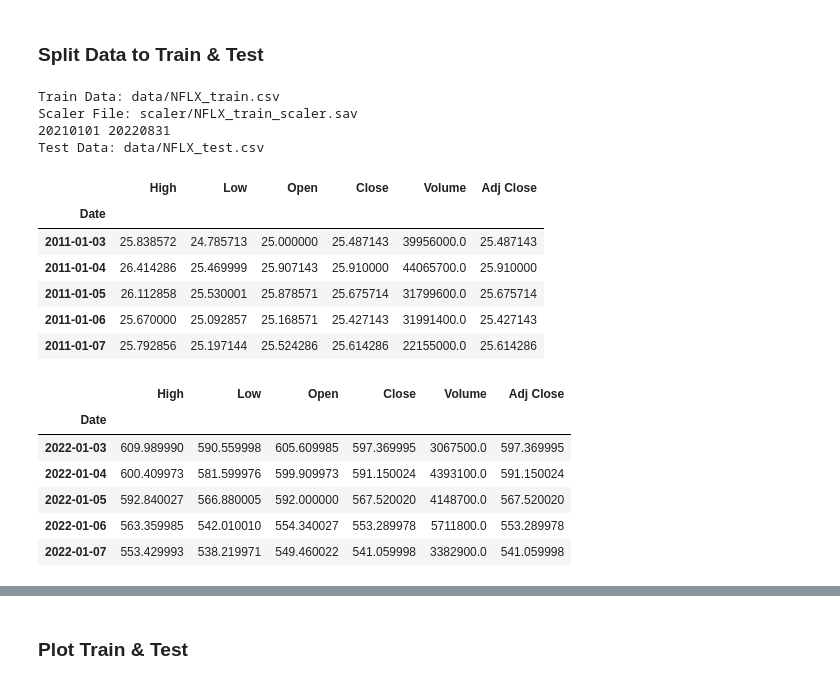
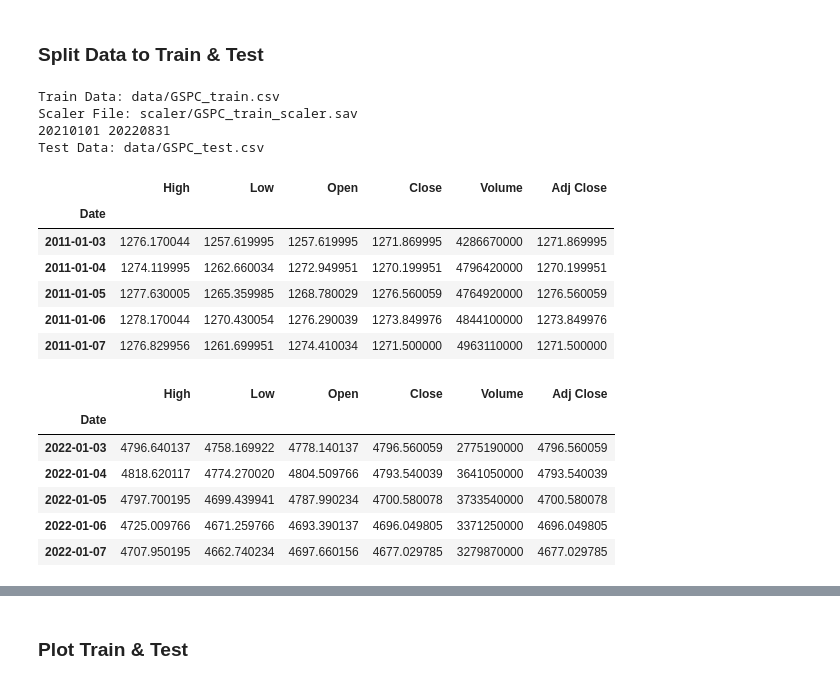
Before and after one commit to yayaya0411/StockPricePrediction, a Jupyter notebook: preprocess_data.ipynb, the cells around one changed output, grey strips where cells are left out. Saved outputs shown, nothing was run; the diff lists cells and outputs as text; code cells hidden in the pictures.

```diff
--- a/preprocess_data.ipynb
+++ b/preprocess_data.ipynb
@@ -71,7 +73,7 @@ display(df.head()),display(df.tail())
 ### Split Data to Train & Test
 # %%
 
-stock = 'NFLX'
+stock = 'GSPC'
 # train_year = ('2015','2019')
 # test_year = ('2020','2021')
 train_year = ('2010','2021')
@@ -80,48 +82,48 @@ data = pd.read_csv(f'data/{stock}.csv',index_col=0)
 # data = pd.DataFrame(data, index = data.index, columns = data.columns)
 
 # create train set
 train = data.loc[f'{train_year[0]}0101':f'{train_year[1]}1231']
 output_path = f'data/{stock}_train.csv'
 print('Train Data:',output_path)
 train.to_csv(output_path)
 
 # create scaler
 scalerfile = f'scaler/{stock}_train_scaler.sav'
 print('Scaler File:',scalerfile)
 scaler_ = StandardScaler()
 scaler = scaler_.fit(train)
 pickle.dump(scaler, open(scalerfile, 'wb'))
 # scaler = pickle.load(open(scalerfile, 'rb'))
 
 # create scaler
 # test = data.loc[f'{test_year[0]}0101':f'{test_year[1]}1231']
 print(f'{test_year[0]}0101',f'{test_year[1]}0831')
 test = data.loc[f'{test_year[0]}0101':f'{test_year[1]}0831']
 output_path = f'data/{stock}_test.csv'
 print('Test Data:',output_path)
 test.to_csv(output_path)
 
 display(train.head())
 display(test.head())
 # %% [output]
-Train Data: data/NFLX_train.csv
-Scaler File: scaler/NFLX_train_scaler.sav
+Train Data: data/GSPC_train.csv
+Scaler File: scaler/GSPC_train_scaler.sav
 20210101 20220831
-Test Data: data/NFLX_test.csv
+Test Data: data/GSPC_test.csv
 |  | High | Low | Open | Close | Volume | Adj Close |
 | Date |  |  |  |  |  |  |
-| 2011-01-03 | 25.838572 | 24.785713 | 25.000000 | 25.487143 | 39956000.0 | 25.487143 |
-| 2011-01-04 | 26.414286 | 25.469999 | 25.907143 | 25.910000 | 44065700.0 | 25.910000 |
-| 2011-01-05 | 26.112858 | 25.530001 | 25.878571 | 25.675714 | 31799600.0 | 25.675714 |
-| 2011-01-06 | 25.670000 | 25.092857 | 25.168571 | 25.427143 | 31991400.0 | 25.427143 |
-| 2011-01-07 | 25.792856 | 25.197144 | 25.524286 | 25.614286 | 22155000.0 | 25.614286 |
+| 2011-01-03 | 1276.170044 | 1257.619995 | 1257.619995 | 1271.869995 | 4286670000 | 1271.869995 |
+| 2011-01-04 | 1274.119995 | 1262.660034 | 1272.949951 | 1270.199951 | 4796420000 | 1270.199951 |
+| 2011-01-05 | 1277.630005 | 1265.359985 | 1268.780029 | 1276.560059 | 4764920000 | 1276.560059 |
+| 2011-01-06 | 1278.170044 | 1270.430054 | 1276.290039 | 1273.849976 | 4844100000 | 1273.849976 |
+| 2011-01-07 | 1276.829956 | 1261.699951 | 1274.410034 | 1271.500000 | 4963110000 | 1271.500000 |
 |  | High | Low | Open | Close | Volume | Adj Close |
 | Date |  |  |  |  |  |  |
-| 2022-01-03 | 609.989990 | 590.559998 | 605.609985 | 597.369995 | 3067500.0 | 597.369995 |
-| 2022-01-04 | 600.409973 | 581.599976 | 599.909973 | 591.150024 | 4393100.0 | 591.150024 |
-| 2022-01-05 | 592.840027 | 566.880005 | 592.000000 | 567.520020 | 4148700.0 | 567.520020 |
-| 2022-01-06 | 563.359985 | 542.010010 | 554.340027 | 553.289978 | 5711800.0 | 553.289978 |
-| 2022-01-07 | 553.429993 | 538.219971 | 549.460022 | 541.059998 | 3382900.0 | 541.059998 |
+| 2022-01-03 | 4796.640137 | 4758.169922 | 4778.140137 | 4796.560059 | 2775190000 | 4796.560059 |
+| 2022-01-04 | 4818.620117 | 4774.270020 | 4804.509766 | 4793.540039 | 3641050000 | 4793.540039 |
+| 2022-01-05 | 4797.700195 | 4699.439941 | 4787.990234 | 4700.580078 | 3733540000 | 4700.580078 |
+| 2022-01-06 | 4725.009766 | 4671.259766 | 4693.390137 | 4696.049805 | 3371250000 | 4696.049805 |
+| 2022-01-07 | 4707.950195 | 4662.740234 | 4697.660156 | 4677.029785 | 3279870000 | 4677.029785 |
 # %%
 display(data.tail())
 data.loc['20220101':'20220831']
```
Also changed, not shown: parts of 4 cells of this notebook, 12 other files.
